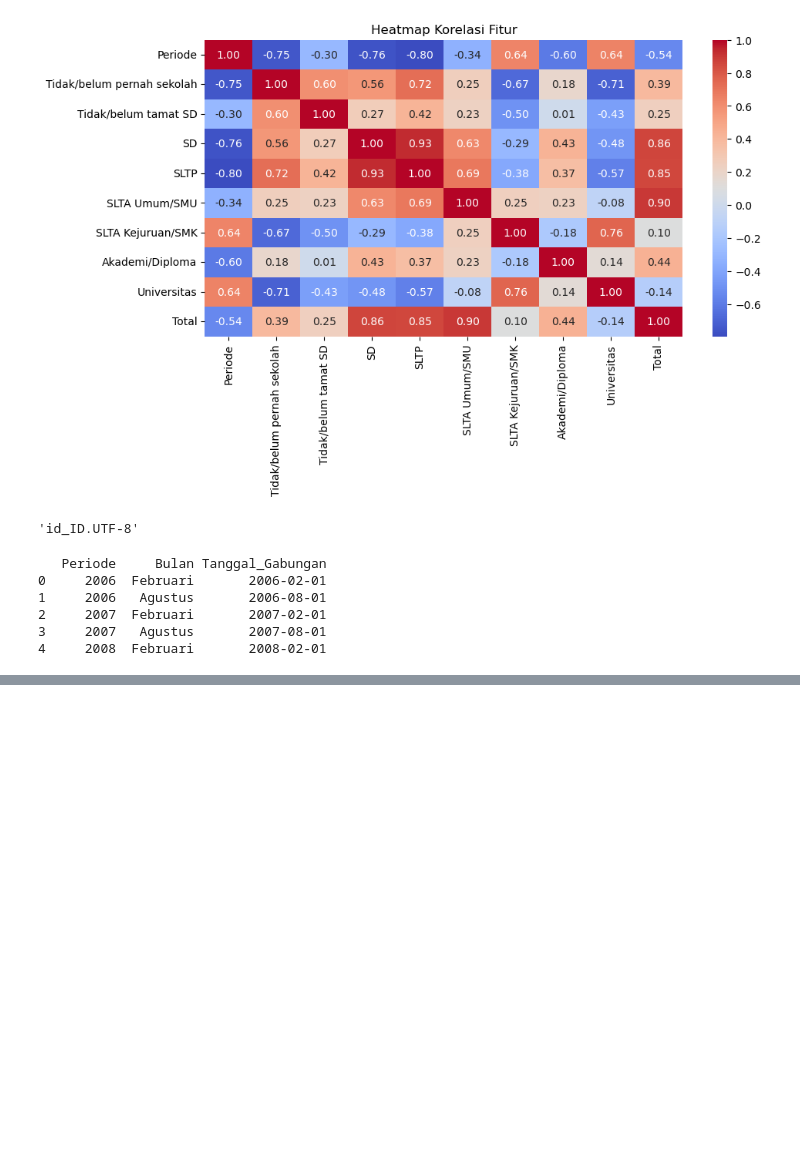
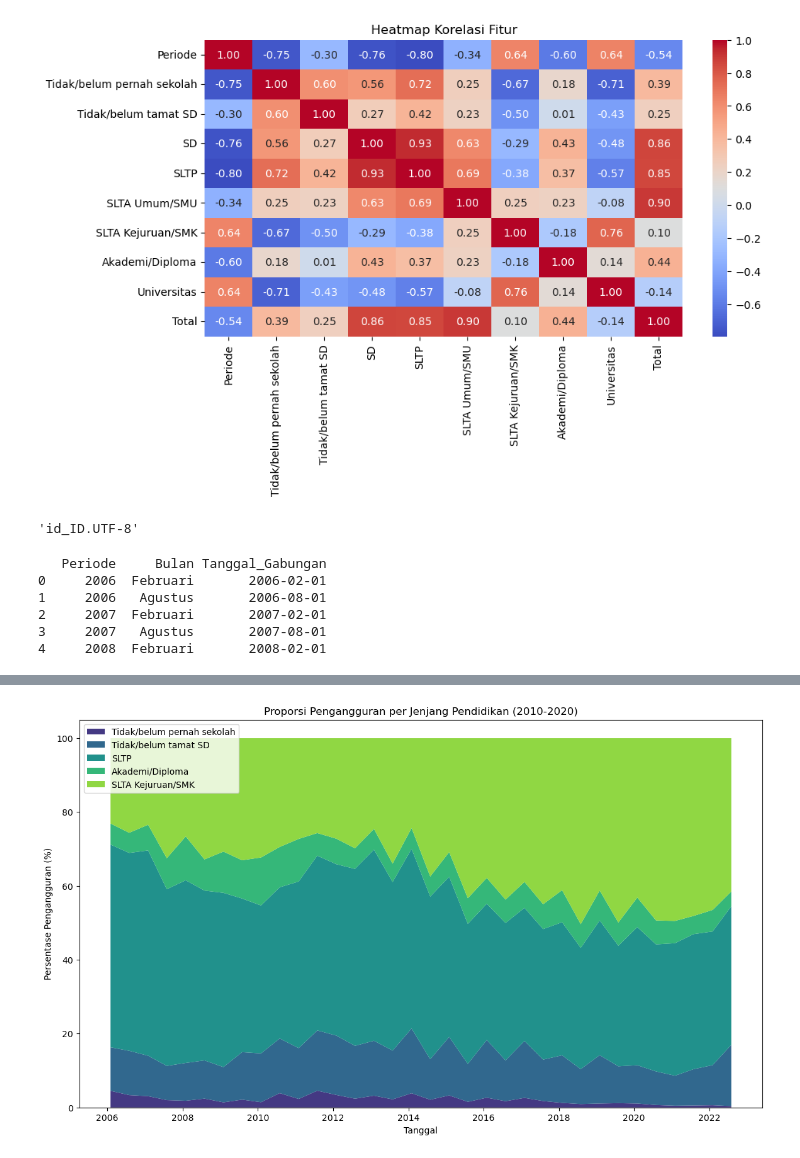
Before and after one commit to Aldevand/RegresiProject, a Jupyter notebook: notebooks/02_EDA.ipynb, the cells around one changed output, grey strips where cells are left out. Drawn from its saved outputs; the diff is of its cells as text; code cells hidden in the pictures; blank space fills up the shorter version.

```diff
--- a/notebooks/02_EDA.ipynb
+++ b/notebooks/02_EDA.ipynb
@@ -110,0 +157,24 @@ df_date.head(5)
+# %%
+import matplotlib.pyplot as plt
+import pandas as pd
+# Hitung persentase kontribusi tiap jenjang pendidikan terhadap Total per periode
+df_date['Total_Pengangguran'] = df_date[['Tidak/belum pernah sekolah', 'Tidak/belum tamat SD', 'SLTP', 'Akademi/Diploma', 'SLTA Kejuruan/SMK']].sum(axis=1)
+df_prop = df_date.copy()
+df_prop[['Tidak/belum pernah sekolah', 'Tidak/belum tamat SD', 'SLTP', 'Akademi/Diploma', 'SLTA Kejuruan/SMK']] = df_prop[['Tidak/belum pernah sekolah', 'Tidak/belum tamat SD', 'SLTP', 'Akademi/Diploma', 'SLTA Kejuruan/SMK']].div(df_prop['Total_Pengangguran'], axis=0) * 100
+# Visualisasi stacked area chart
+plt.figure(figsize=(14, 8))
+plt.stackplot(df_prop['Tanggal_Gabungan'],
+              df_prop['Tidak/belum pernah sekolah'],
+                df_prop['Tidak/belum tamat SD'],
+                df_prop['SLTP'],
+                df_prop['Akademi/Diploma'],
+                df_prop['SLTA Kejuruan/SMK'],
+                labels=['Tidak/belum pernah sekolah', 'Tidak/belum tamat SD', 'SLTP', 'Akademi/Diploma', 'SLTA Kejuruan/SMK'],
+                colors=sns.color_palette('viridis', 5))
+plt.title('Proporsi Pengangguran per Jenjang Pendidikan (2010-2020)')
+plt.xlabel('Tanggal')
+plt.ylabel('Persentase Pengangguran (%)')
+plt.legend(loc='upper left')
+plt.show()
+# %% [output]
+[figure, added]
```
Also changed, not shown: parts of 6 cells of this notebook.
